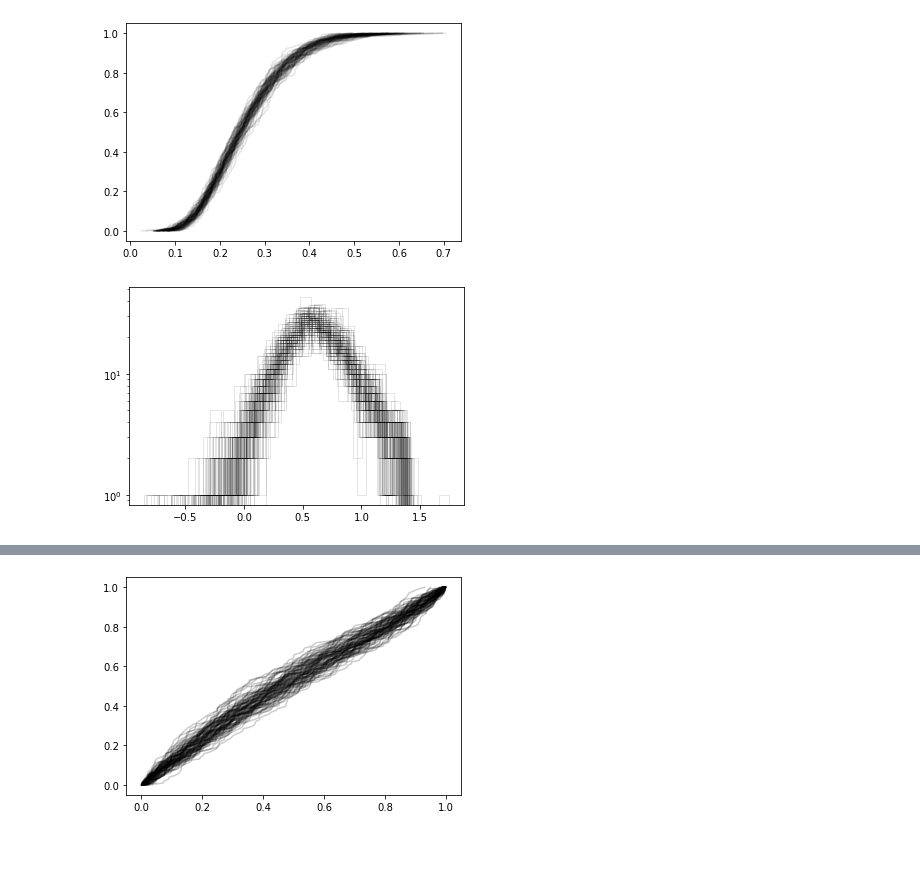
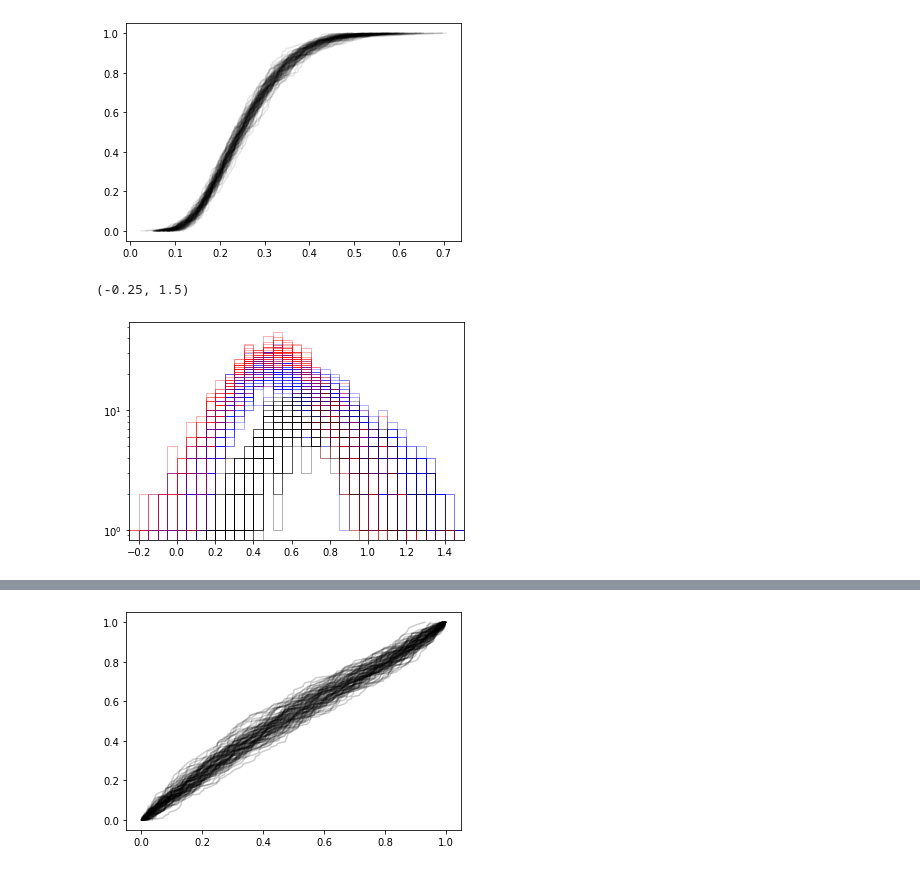
Before and after one commit to forero/DelaunayASTRA, a Jupyter notebook: nb/explore_web.ipynb, the cells around one changed output, grey strips where cells are left out. Saved outputs shown, nothing was run; the diff lists cells and outputs as text; code cells hidden in the pictures.

```diff
--- a/nb/explore_web.ipynb
+++ b/nb/explore_web.ipynb
@@ -47,7 +47,7 @@ for v in range(100):
     eigen_values[v] = eigen_1
 # %%
 for v in range(100):
-    ii = voids_TNG[v]['N']>3
+    ii = voids_TNG[v]['N']>8
     component = eigen_values[v][ii,0]
     n = len(component)
     int_distro = np.linspace(0,1,n)
@@ -69,7 +69,7 @@ for i in range(100):
 # %% [output]
 [figure]
 # %%
-for i in range(9):
+for i in range(100):
     ii = voids_TCW[i]['N']>0
     ell = 1 - np.sqrt(voids_TCW[i]['LAMBDA_3'][ii]/voids_TCW[i]['LAMBDA_1'][ii])
     n = len(ell)
@@ -115,5 +99,5 @@ voids_SDSS[0]
 # %%
-for i in range(10):
+for i in range(100):
     plt.scatter(voids_SDSS[i]['N'], voids_SDSS[i]['SIGMA_R'])
     plt.loglog()
 # %% [output]
@@ -121,5 +105,5 @@ for i in range(10):
 # %%
-for i in range(90):
+for i in range(100):
     ii = voids_SDSS[i]['N']>2
     ell = 1 - np.sqrt(voids_SDSS[i]['LAMBDA_3'][ii]/voids_SDSS[i]['LAMBDA_1'][ii])
     n = len(ell)
@@ -128,9 +112,22 @@ for i in range(90):
 # %% [output]
 [figure]
 # %%
-for i in range(100):
-    ii = voids_SDSS[i]['N']>3
-    _ = plt.hist(np.log10(voids_SDSS[i]['SIGMA_R'][ii]*0.65),
-                 alpha=0.1, log=True, bins=20, histtype='step', color='black')
+for i in range(50):
+
+    ii = voids_TCW[i]['N']>8
+    _ = plt.hist(np.log10(voids_TCW[i]['SIGMA_R'][ii]),
+                 alpha=0.3, log=True, bins=np.linspace(-0.5,1.5,41), histtype='step', color='red')
+
+    ii = voids_TNG[i]['N']>8
+    _ = plt.hist(np.log10(voids_TNG[i]['SIGMA_R'][ii]/1000),
+                 alpha=0.3, log=True, bins=np.linspace(-0.5,1.5,41), histtype='step', color='blue')
+
+    ii = voids_SDSS[i]['N']>8
+    _ = plt.hist(np.log10(voids_SDSS[i]['SIGMA_R'][ii]*0.6),
+                 alpha=0.3, log=True, bins=np.linspace(-0.5,1.5,41), histtype='step', color='black')
+
+
+plt.xlim(-0.25, 1.5)
 # %% [output]
+(-0.25, 1.5)
-[figure, old version]
+[figure, new version]
```
Also changed, not shown: parts of 9 cells of this notebook, 1 other file.
